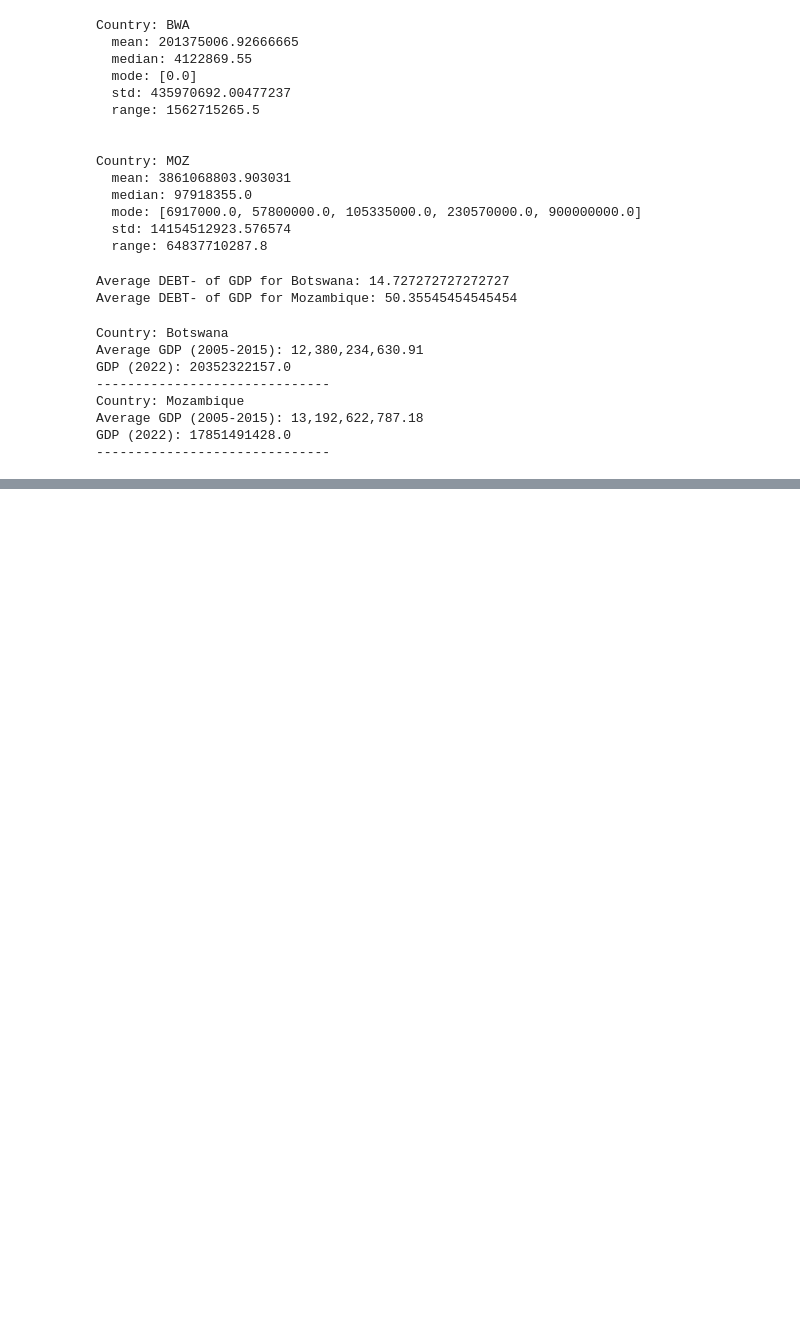
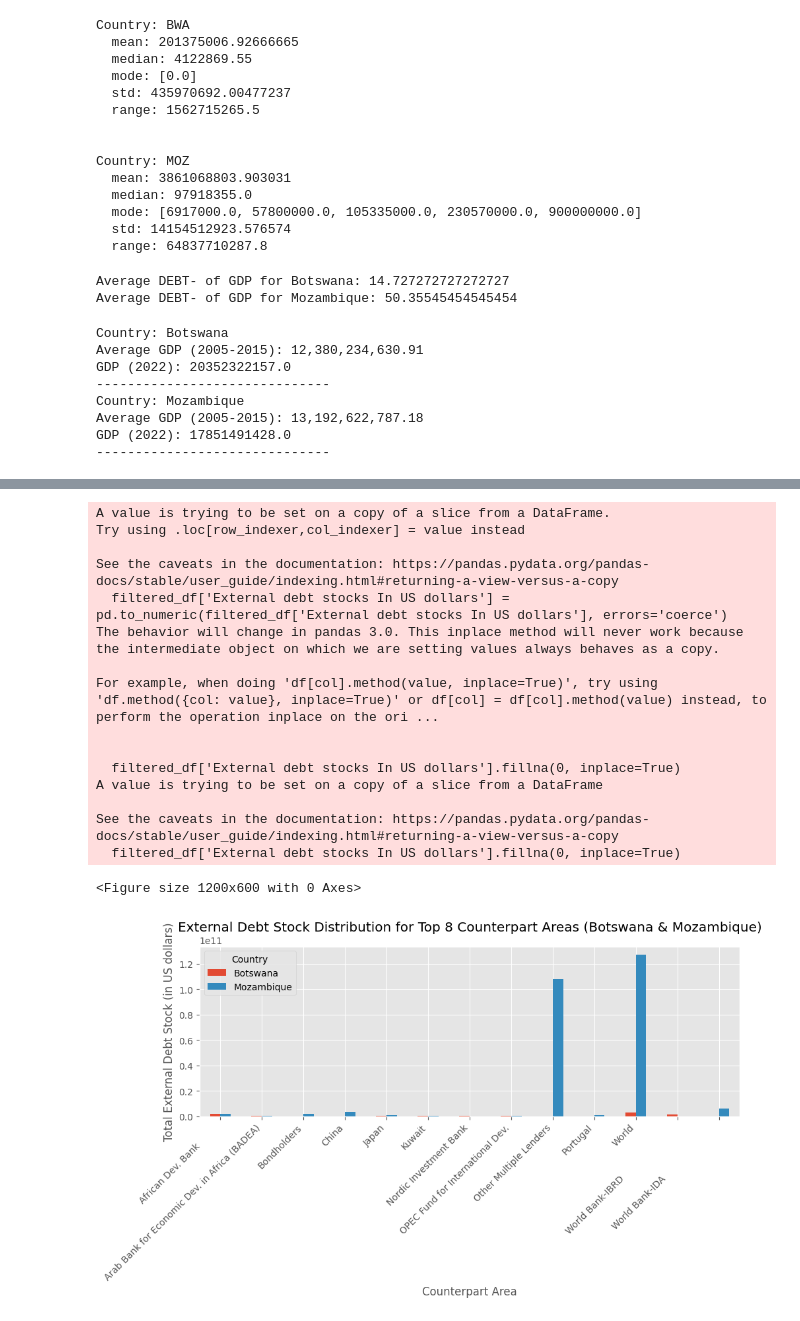
Before and after one commit to Mosime2001/first-project-data-analysis-, a Jupyter notebook: Copy_of_Welcome_To_Colab (2).ipynb, the cells around one changed output, grey strips where cells are left out. Saved outputs shown, nothing was run; the diff lists cells and outputs as text; code cells hidden in the pictures; blank space fills up the shorter version.

```diff
--- a/Copy_of_Welcome_To_Colab (2).ipynb
+++ b/Copy_of_Welcome_To_Colab (2).ipynb
@@ -597,0 +651,61 @@ GDP (2022): 17851491428.0
+# %%
+import pandas as pd
+import matplotlib.pyplot as plt
+
+# Load your data (replace 'P_Data.xlsx' with your file path)
+df = pd.read_excel('P_Data.xlsx')
+
+# Filter data for Botswana and Mozambique
+filtered_df = df[df['Country Name'].isin(['Botswana', 'Mozambique'])]
+
+# Clean 'External debt stocks In US dollars' column
+filtered_df['External debt stocks In US dollars'] = pd.to_numeric(filtered_df['External debt stocks In US dollars'], errors='coerce')
+filtered_df['External debt stocks In US dollars'].fillna(0, inplace=True)
+
+# Remove rows with empty 'Counterpart-Area Name'
+filtered_df = filtered_df[filtered_df['Counterpart-Area Name'] != ' ']  # Assuming empty areas are represented by a single space
+
+# Get top 8 counterpart areas for Botswana and Mozambique separately
+top_8_botswana = filtered_df[filtered_df['Country Name'] == 'Botswana'].groupby('Counterpart-Area Name')['External debt stocks In US dollars'].sum().nlargest(8).index.tolist()
+top_8_mozambique = filtered_df[filtered_df['Country Name'] == 'Mozambique'].groupby('Counterpart-Area Name')['External debt stocks In US dollars'].sum().nlargest(8).index.tolist()
+
+# Combine the top 8 for both countries
+top_16_counterparts = top_8_botswana + top_8_mozambique
+
+# Filter data for top 16 counterpart areas
+filtered_data = filtered_df[filtered_df['Counterpart-Area Name'].isin(top_16_counterparts)]
+
+# Group and aggregate data
+grouped_data = filtered_data.groupby(['Country Name', 'Counterpart-Area Name'])['External debt stocks In US dollars'].sum().reset_index()
+
+# Pivot data for grouped bar chart
+pivoted_data = grouped_data.pivot(index='Counterpart-Area Name', columns='Country Name', values='External debt stocks In US dollars')
+
+# Create grouped bar chart
+plt.figure(figsize=(12, 6))  # Adjust figure size as needed
+pivoted_data.plot(kind='bar', figsize=(10, 6))
+plt.title('External Debt Stock Distribution for Top 8 Counterpart Areas (Botswana & Mozambique)')
+plt.xlabel('Counterpart Area')
+plt.ylabel('Total External Debt Stock (in US dollars)')
+plt.legend(title='Country')
+plt.xticks(rotation=45, ha='right')  # Rotate x-axis labels for better readability
+plt.tight_layout()  # Adjust layout to prevent labels from overlapping
+plt.show()
+# %% [output]
+A value is trying to be set on a copy of a slice from a DataFrame.
+Try using .loc[row_indexer,col_indexer] = value instead
+
+See the caveats in the documentation: https://pandas.pydata.org/pandas-docs/stable/user_guide/indexing.html#returning-a-view-versus-a-copy
+  filtered_df['External debt stocks In US dollars'] = pd.to_numeric(filtered_df['External debt stocks In US dollars'], errors='coerce')
+The behavior will change in pandas 3.0. This inplace method will never work because the intermediate object on which we are setting values always behaves as a copy.
+
+For example, when doing 'df[col].method(value, inplace=True)', try using 'df.method({col: value}, inplace=True)' or df[col] = df[col].method(value) instead, to perform the operation inplace on the ori ...
+
+
+  filtered_df['External debt stocks In US dollars'].fillna(0, inplace=True)
+A value is trying to be set on a copy of a slice from a DataFrame
+
+See the caveats in the documentation: https://pandas.pydata.org/pandas-docs/stable/user_guide/indexing.html#returning-a-view-versus-a-copy
+  filtered_df['External debt stocks In US dollars'].fillna(0, inplace=True)
+<Figure size 1200x600 with 0 Axes>
+[figure, added]
```
Also changed, not shown: parts of 12 cells of this notebook.
